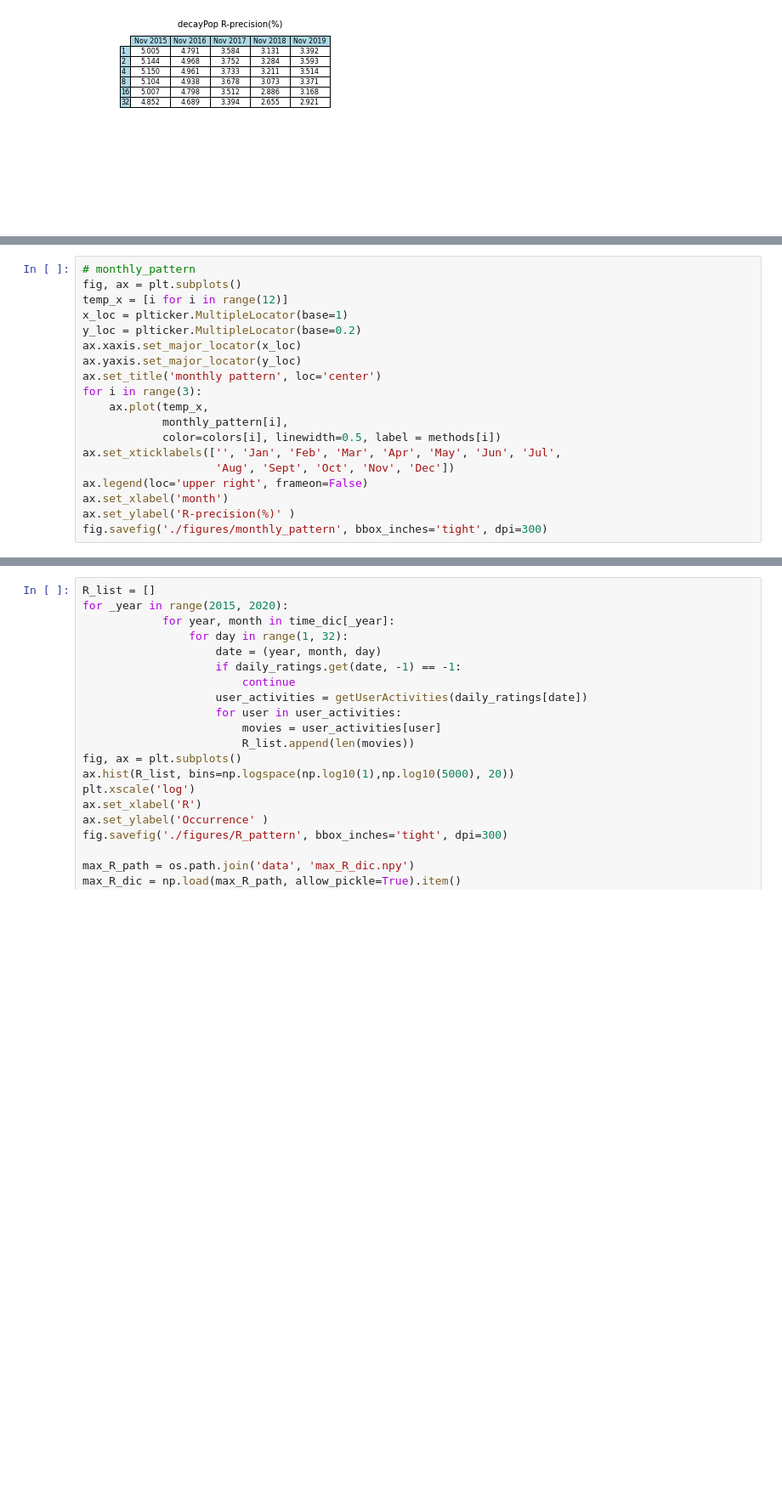
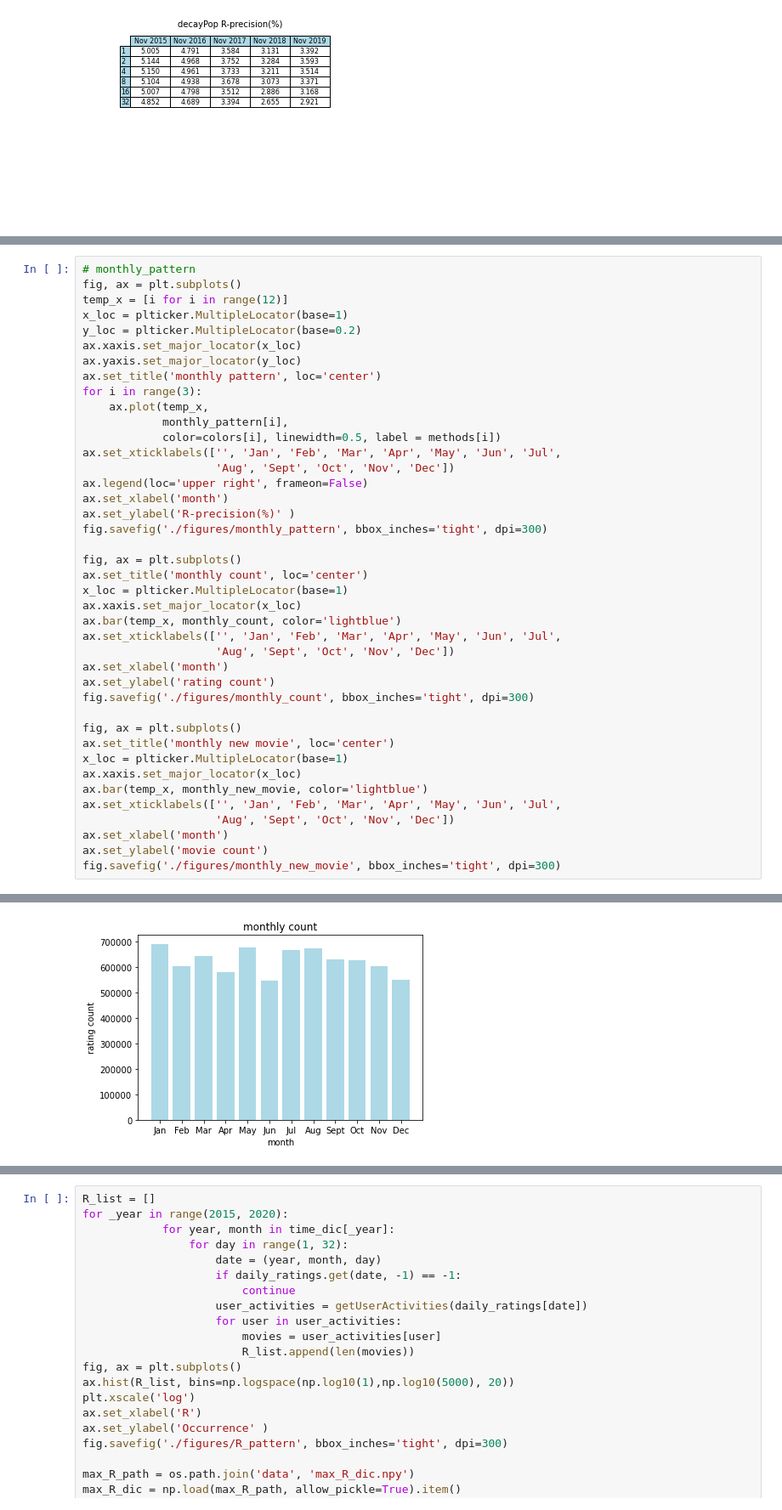
Before and after one commit to liguanlong/Final-Year-Project, a Jupyter notebook: baselineRecommender.ipynb, the cells around one changed output, grey strips where cells are left out. Shown: that part at 85% size. Drawn from its saved outputs; the diff is of its cells as text; blank space fills up the shorter version.

```diff
--- a/baselineRecommender.ipynb
+++ b/baselineRecommender.ipynb
@@ -202,21 +272,44 @@ fig.savefig('./figures/weekday_pattern', bbox_inches='tight', dpi=300)
 # %%
 # monthly_pattern
 fig, ax = plt.subplots()
 temp_x = [i for i in range(12)]
 x_loc = plticker.MultipleLocator(base=1)
 y_loc = plticker.MultipleLocator(base=0.2)
 ax.xaxis.set_major_locator(x_loc)
 ax.yaxis.set_major_locator(y_loc)
 ax.set_title('monthly pattern', loc='center')
 for i in range(3):
     ax.plot(temp_x,
             monthly_pattern[i],
             color=colors[i], linewidth=0.5, label = methods[i])
 ax.set_xticklabels(['', 'Jan', 'Feb', 'Mar', 'Apr', 'May', 'Jun', 'Jul',
                     'Aug', 'Sept', 'Oct', 'Nov', 'Dec'])
 ax.legend(loc='upper right', frameon=False)
 ax.set_xlabel('month')
 ax.set_ylabel('R-precision(%)' )
 fig.savefig('./figures/monthly_pattern', bbox_inches='tight', dpi=300)
+
+fig, ax = plt.subplots()
+ax.set_title('monthly count', loc='center')
+x_loc = plticker.MultipleLocator(base=1)
+ax.xaxis.set_major_locator(x_loc)
+ax.bar(temp_x, monthly_count, color='lightblue')
+ax.set_xticklabels(['', 'Jan', 'Feb', 'Mar', 'Apr', 'May', 'Jun', 'Jul',
+                    'Aug', 'Sept', 'Oct', 'Nov', 'Dec'])
+ax.set_xlabel('month')
+ax.set_ylabel('rating count')
+fig.savefig('./figures/monthly_count', bbox_inches='tight', dpi=300)
+
+fig, ax = plt.subplots()
+ax.set_title('monthly new movie', loc='center')
+x_loc = plticker.MultipleLocator(base=1)
+ax.xaxis.set_major_locator(x_loc)
+ax.bar(temp_x, monthly_new_movie, color='lightblue')
+ax.set_xticklabels(['', 'Jan', 'Feb', 'Mar', 'Apr', 'May', 'Jun', 'Jul',
+                    'Aug', 'Sept', 'Oct', 'Nov', 'Dec'])
+ax.set_xlabel('month')
+ax.set_ylabel('movie count')
+fig.savefig('./figures/monthly_new_movie', bbox_inches='tight', dpi=300)
 # %% [output]
 [figure]
+[figure, added]
```
Also changed, not shown: parts of 8 cells of this notebook, 12 other files.
